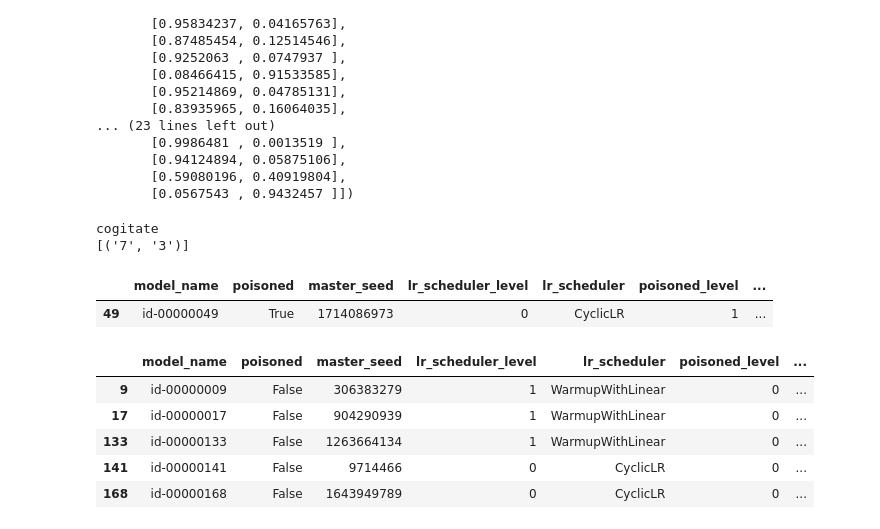
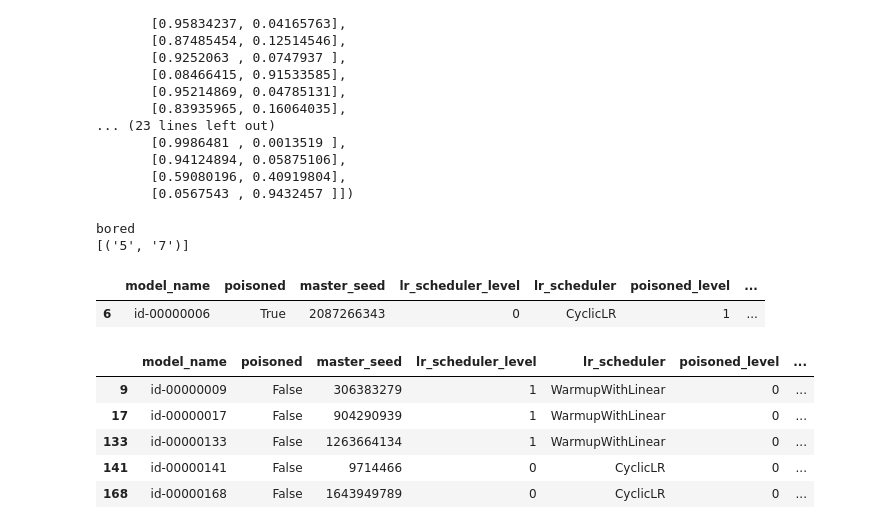
Before and after one commit to utrerf/TrojAI, a Jupyter notebook: NLP/round7/results_plots.ipynb, the cells around one changed output. Saved outputs shown, nothing was run; the diff lists cells and outputs as text; code cells hidden in the pictures.

```diff
--- a/NLP/round7/results_plots.ipynb
+++ b/NLP/round7/results_plots.ipynb
@@ -280,17 +234,17 @@ array([[0.05870443, 0.94129557],
        [0.59080196, 0.40919804],
        [0.0567543 , 0.9432457 ]])
 # %%
-model_name = 'id-00000049'
+model_name = 'id-00000006'
 print(get_trigger_text(model_name))
 print(get_trigger_source_and_target(model_name))
 # %% [output]
-cogitate
-[('7', '3')]
+bored
+[('5', '7')]
 # %%
-metadata[metadata.model_name=='id-00000049']
+metadata[metadata.model_name=='id-00000006']
 # %% [output]
 |  | model_name | poisoned | master_seed | lr_scheduler_level | lr_scheduler | poisoned_level | ... |
-| 49 | id-00000049 | True | 1714086973 | 0 | CyclicLR | 1 | ... |
+| 6 | id-00000006 | True | 2087266343 | 0 | CyclicLR | 1 | ... |
 # %%
 metadata[(metadata.model_architecture=='NerLinear')&
          (metadata.embedding=='DistilBERT')&
```
Also changed, not shown: parts of 7 cells of this notebook, 3 other files.
